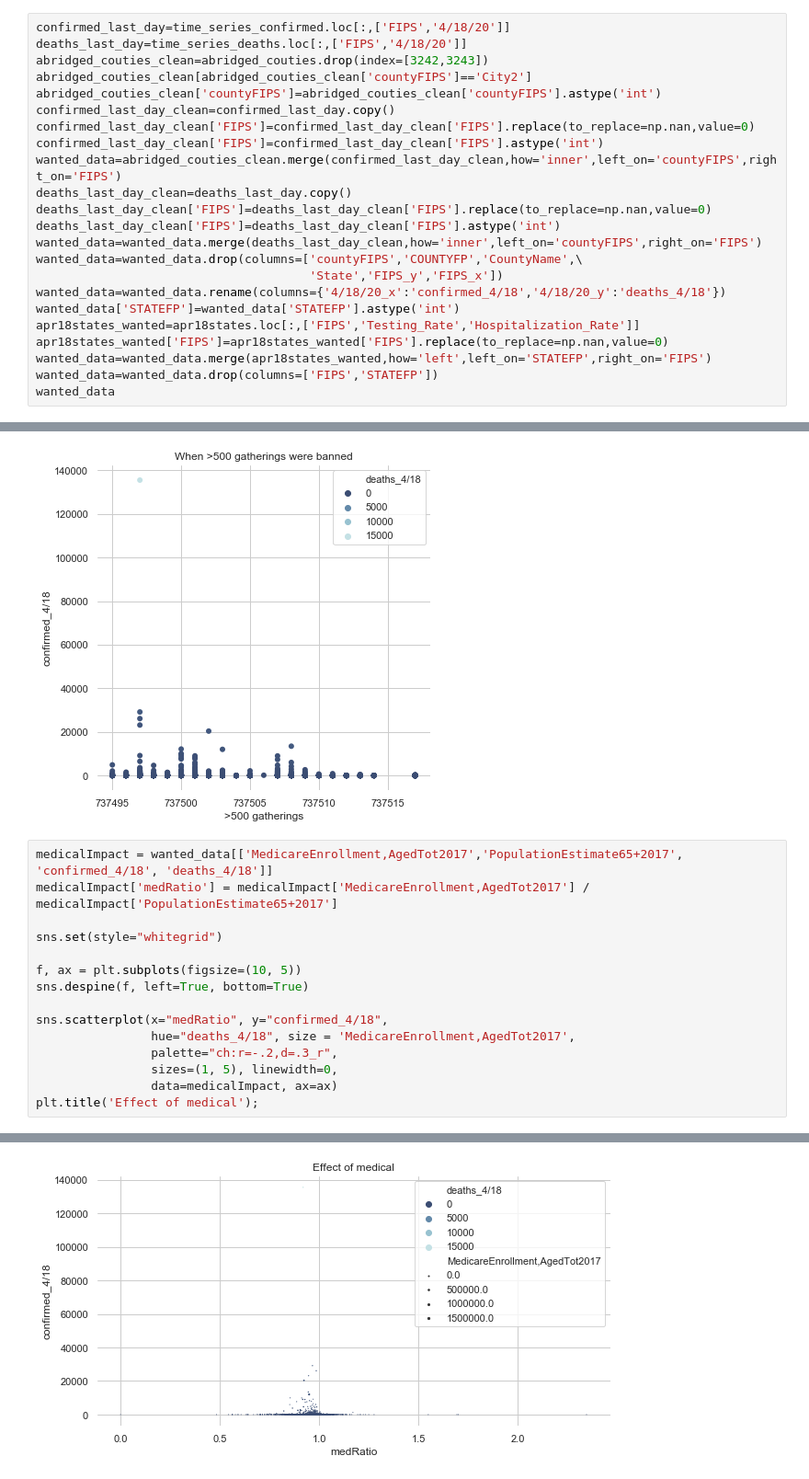
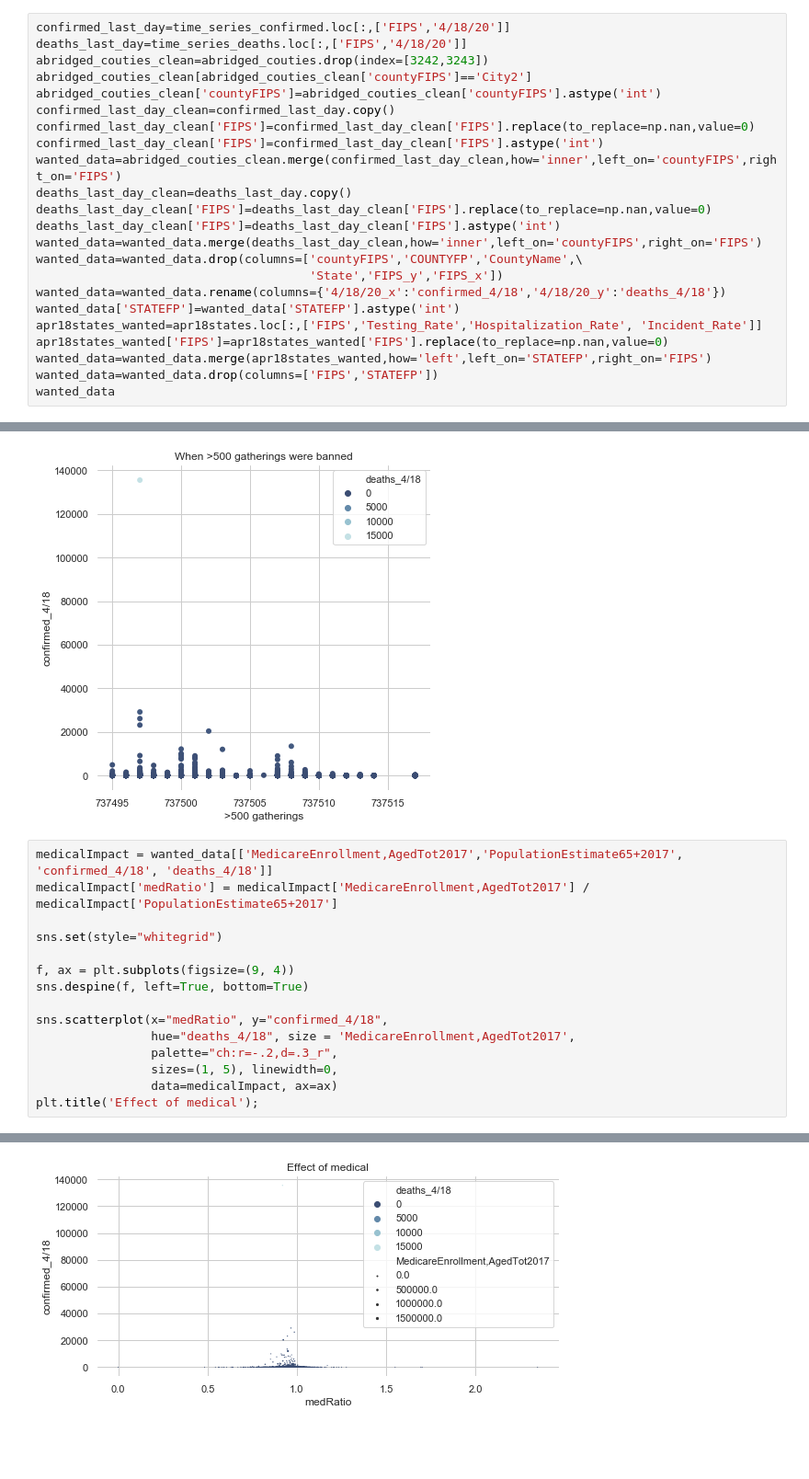
Before and after one commit to pc-1998/COVID-19-Project, a Jupyter notebook: data100-final-project/final_project.ipynb, the cells around one changed output, grey strips where cells are left out. Shown at 92% size. Cells and saved outputs as stored; diff of their text form; blank space fills up the shorter version.

```diff
--- a/data100-final-project/final_project.ipynb
+++ b/data100-final-project/final_project.ipynb
@@ -119,7 +121,7 @@ wanted_data=wanted_data.drop(columns=['countyFIPS','COUNTYFP','CountyName',\
                                       'State','FIPS_y','FIPS_x'])
 wanted_data=wanted_data.rename(columns={'4/18/20_x':'confirmed_4/18','4/18/20_y':'deaths_4/18'})
 wanted_data['STATEFP']=wanted_data['STATEFP'].astype('int')
-apr18states_wanted=apr18states.loc[:,['FIPS','Testing_Rate','Hospitalization_Rate']]
+apr18states_wanted=apr18states.loc[:,['FIPS','Testing_Rate','Hospitalization_Rate', 'Incident_Rate']]
 apr18states_wanted['FIPS']=apr18states_wanted['FIPS'].replace(to_replace=np.nan,value=0)
 wanted_data=wanted_data.merge(apr18states_wanted,how='left',left_on='STATEFP',right_on='FIPS')
 wanted_data=wanted_data.drop(columns=['FIPS','STATEFP'])
@@ -175,21 +159,21 @@ plt.title('When >500 gatherings were banned');
 # %%
 medicalImpact = wanted_data[['MedicareEnrollment,AgedTot2017','PopulationEstimate65+2017', 'confirmed_4/18', 'deaths_4/18']]
 medicalImpact['medRatio'] = medicalImpact['MedicareEnrollment,AgedTot2017'] / medicalImpact['PopulationEstimate65+2017']
 
 sns.set(style="whitegrid")
 
-f, ax = plt.subplots(figsize=(10, 5))
+f, ax = plt.subplots(figsize=(9, 4))
 sns.despine(f, left=True, bottom=True)
 
 sns.scatterplot(x="medRatio", y="confirmed_4/18",
                 hue="deaths_4/18", size = 'MedicareEnrollment,AgedTot2017',
                 palette="ch:r=-.2,d=.3_r",
                 sizes=(1, 5), linewidth=0,
                 data=medicalImpact, ax=ax)
 plt.title('Effect of medical');
 # %% [output]
 A value is trying to be set on a copy of a slice from a DataFrame.
 Try using .loc[row_indexer,col_indexer] = value instead
 
 See the caveats in the documentation: http://pandas.pydata.org/pandas-docs/stable/user_guide/indexing.html#returning-a-view-versus-a-copy
-[figure, old version]
+[figure, new version]
```
Also changed, not shown: parts of 8 cells of this notebook, 1 other file.
